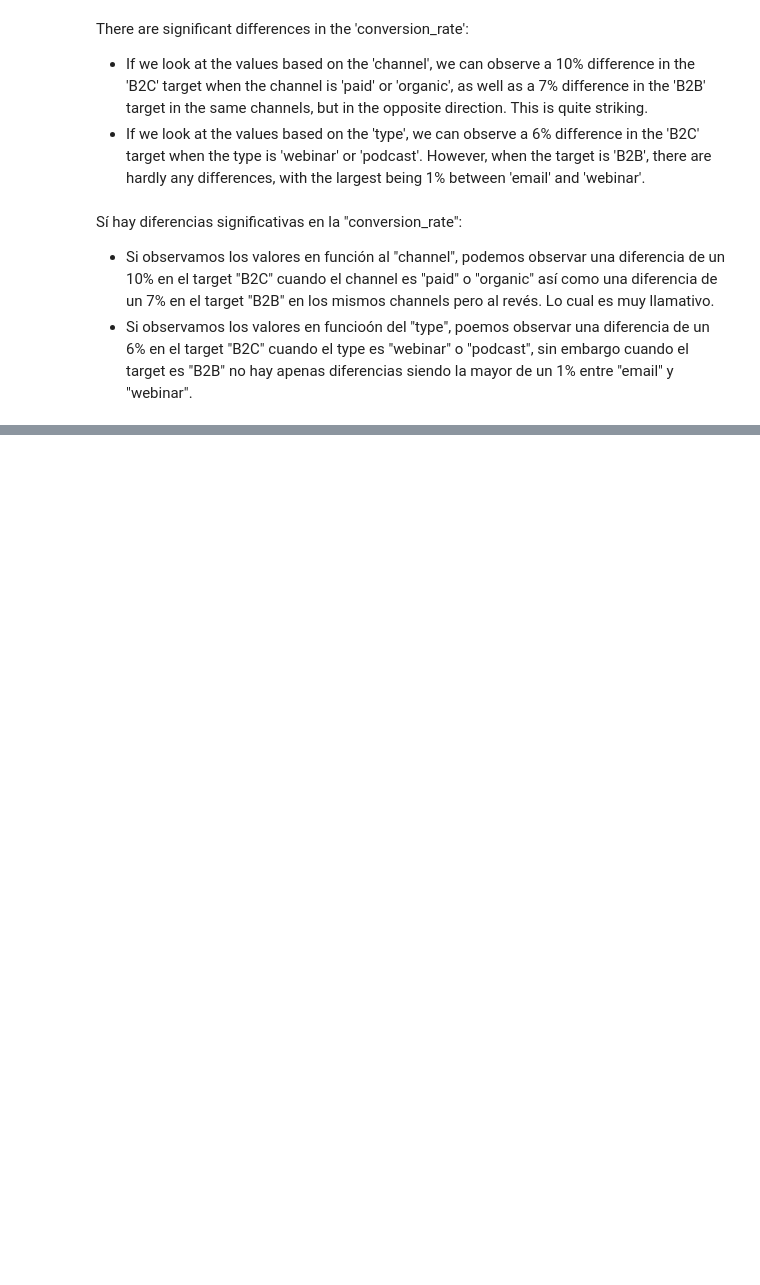
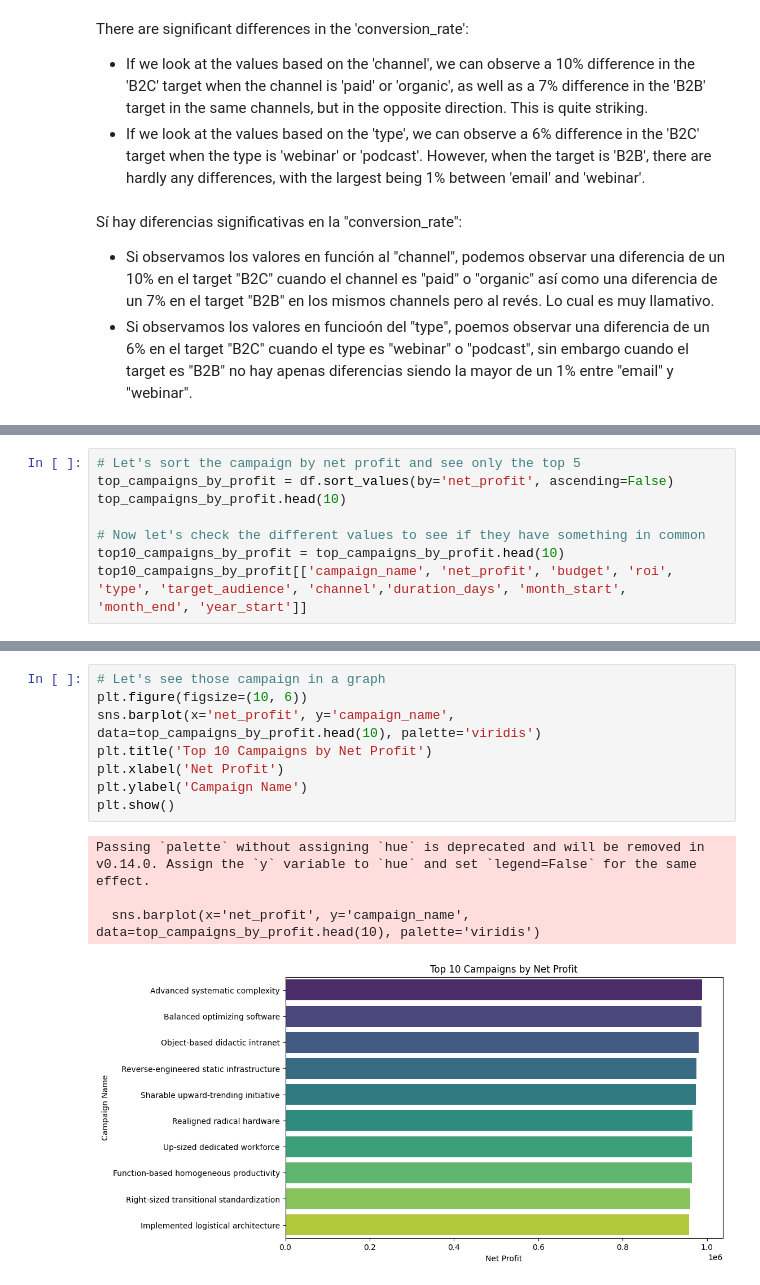
Before and after one commit to Ignacio538/Marketing-Campaings, a Jupyter notebook: Tasks.ipynb, the cells around one changed output, grey strips where cells are left out. Saved outputs shown, nothing was run; the diff lists cells and outputs as text; blank space fills up the shorter version.

```diff
--- a/Tasks.ipynb
+++ b/Tasks.ipynb
@@ -320,0 +329,8 @@ Sí hay diferencias significativas en la "conversion_rate":
+# %%
+# Let's sort the campaign by net profit and see only the top 5
+top_campaigns_by_profit = df.sort_values(by='net_profit', ascending=False)
+top_campaigns_by_profit.head(10)
+
+# Now let's check the different values to see if they have something in common
+top10_campaigns_by_profit = top_campaigns_by_profit.head(10)
+top10_campaigns_by_profit[['campaign_name', 'net_profit', 'budget', 'roi', 'type', 'target_audience', 'channel','duration_days', 'month_start', 'month_end', 'year_start']]
@@ -320,0 +349,13 @@ Sí hay diferencias significativas en la "conversion_rate":
+# %%
+# Let's see those campaign in a graph
+plt.figure(figsize=(10, 6))
+sns.barplot(x='net_profit', y='campaign_name', data=top_campaigns_by_profit.head(10), palette='viridis')
+plt.title('Top 10 Campaigns by Net Profit')
+plt.xlabel('Net Profit')
+plt.ylabel('Campaign Name')
+plt.show()
+# %% [output]
+Passing `palette` without assigning `hue` is deprecated and will be removed in v0.14.0. Assign the `y` variable to `hue` and set `legend=False` for the same effect.
+
+  sns.barplot(x='net_profit', y='campaign_name', data=top_campaigns_by_profit.head(10), palette='viridis')
+[figure, added]
```
Also changed, not shown: parts of 5 cells of this notebook.
